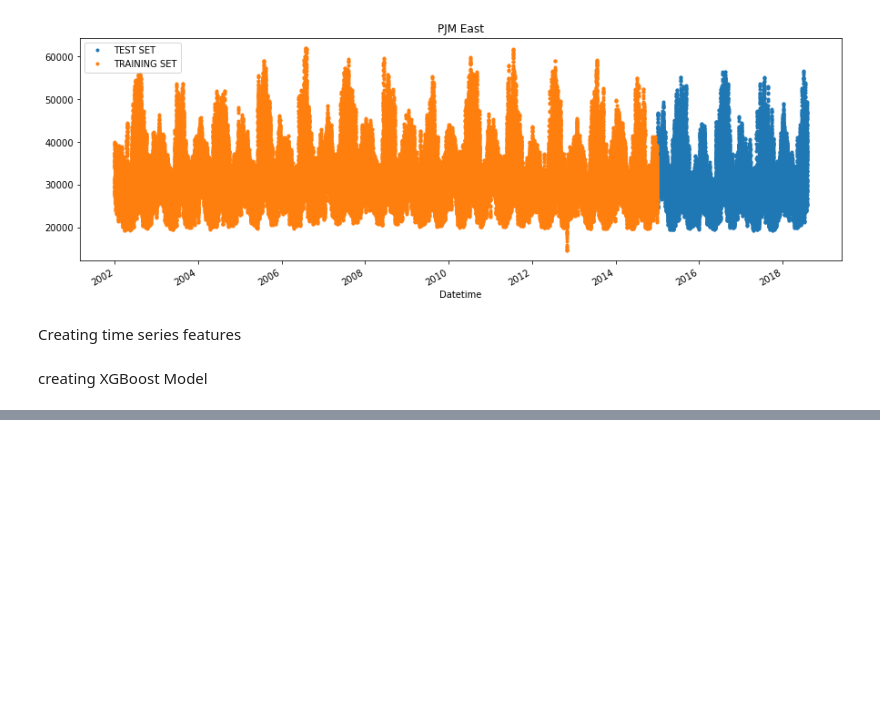
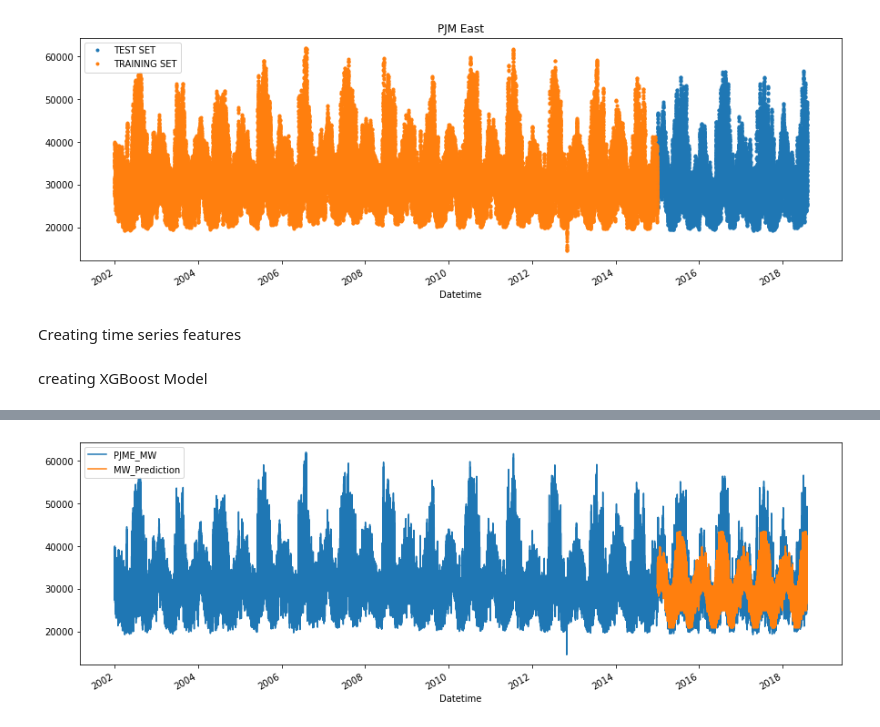
Before and after one commit to jane-z-zou/EpiData-DataRes, a Jupyter notebook: EDA.ipynb, the cells around one changed output, grey strips where cells are left out. Saved outputs shown, nothing was run; the diff lists cells and outputs as text; code cells hidden in the pictures; blank space fills up the shorter version.

Commit message:
PJME power consumption xgboost model

```diff
--- a/EDA.ipynb
+++ b/EDA.ipynb
@@ -223,0 +246,7 @@ creating XGBoost Model
+# %%
+pjme_test['MW_Prediction'] = reg.predict(X_test)
+pjme_all = pd.concat([pjme_test, pjme_train], sort=False)
+# %%
+_ = pjme_all[['PJME_MW','MW_Prediction']].plot(figsize=(15, 5))
+# %% [output]
+[figure, added]
```
Also changed, not shown: parts of 2 cells of this notebook.
